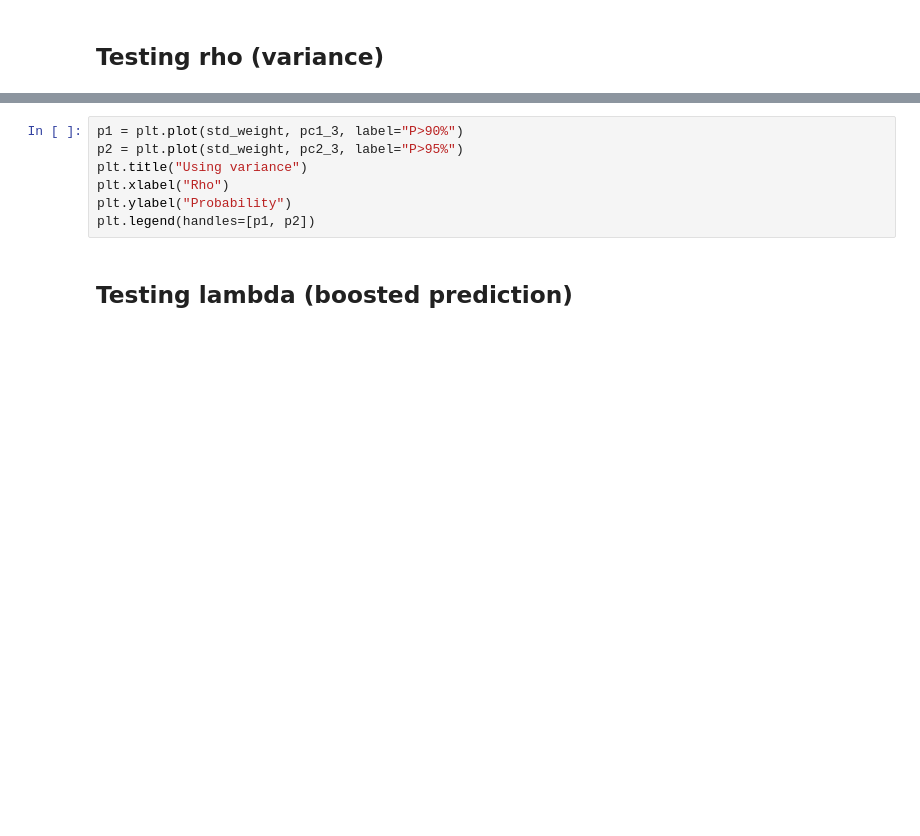
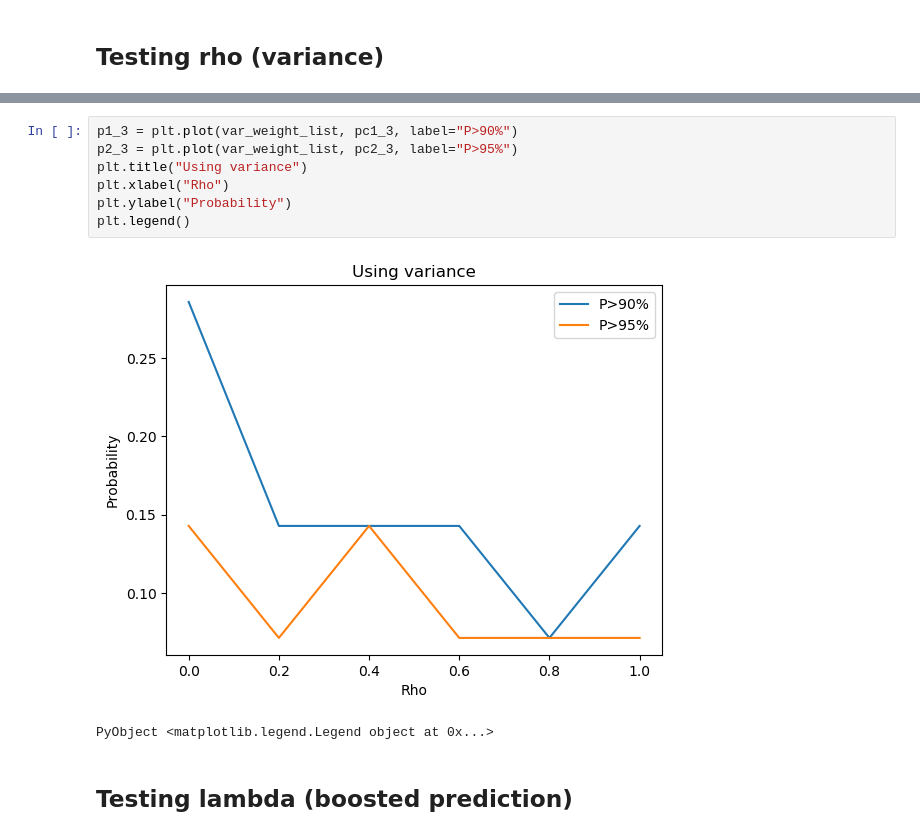
Before and after one commit to AsherWright/ml-fantasy-basketball, a Jupyter notebook: src/Optimization + Testing-Copy1.ipynb, the cells around one changed output, grey strips where cells are left out. Drawn from its saved outputs; the diff is of its cells as text; blank space fills up the shorter version.

```diff
--- a/src/Optimization + Testing-Copy1.ipynb
+++ b/src/Optimization + Testing-Copy1.ipynb
@@ -381,10 +391,13 @@ plt.ylabel("Average Score")
 # %%
-p1 = plt.plot(std_weight, pc1_3, label="P>90%")
-p2 = plt.plot(std_weight, pc2_3, label="P>95%")
+p1_3 = plt.plot(var_weight_list, pc1_3, label="P>90%")
+p2_3 = plt.plot(var_weight_list, pc2_3, label="P>95%")
 plt.title("Using variance")
 plt.xlabel("Rho")
 plt.ylabel("Probability")
-plt.legend(handles=[p1, p2])
+plt.legend()
+# %% [output]
+[figure, added]
+PyObject <matplotlib.legend.Legend object at 0x...>
 # %% [markdown]
 ## Testing lambda (boosted prediction)
 # %%
```
Also changed, not shown: parts of 11 cells of this notebook, 1 other file.
